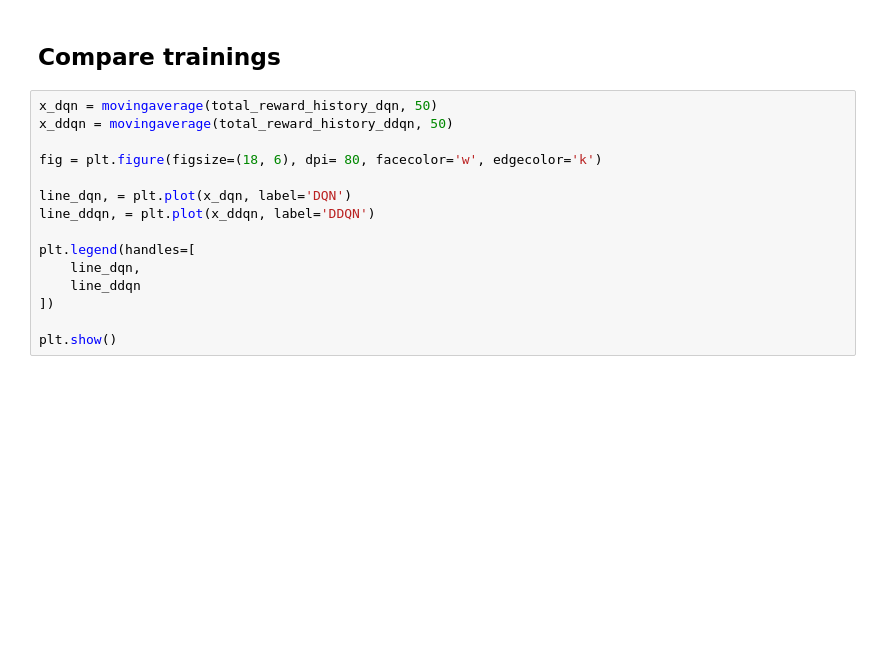
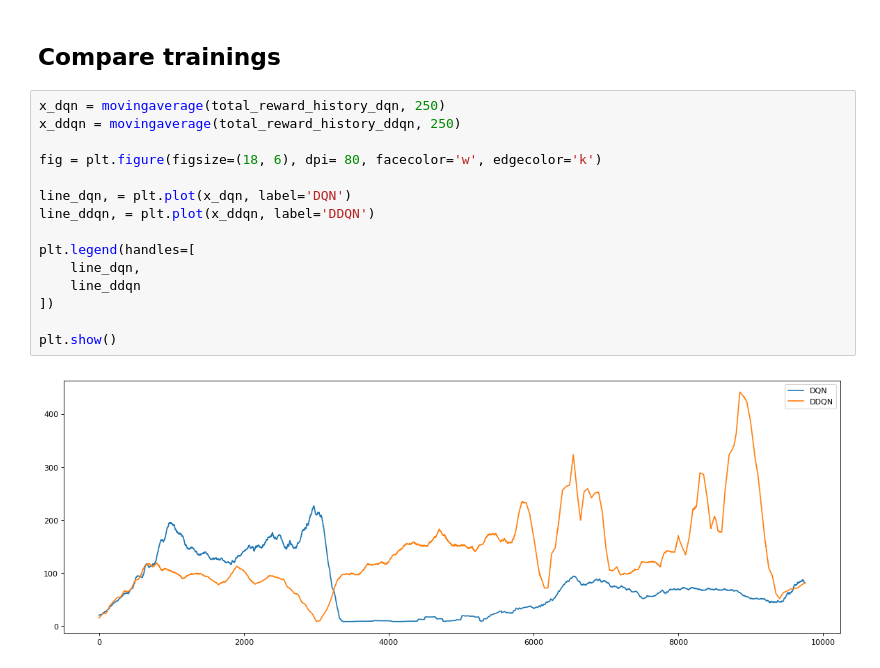
Before and after one commit to christophstach/reinforcement-learning-klutzy-back-phoebe, a Jupyter notebook: examples/notebooks/CartPole.ipynb, the cells around one changed output. Cells and saved outputs as stored; diff of their text form; blank space fills up the shorter version.

```diff
--- a/examples/notebooks/CartPole.ipynb
+++ b/examples/notebooks/CartPole.ipynb
@@ -117,17 +117,19 @@ for episode in iterator:
 # %% [markdown]
 ## Compare trainings
 # %%
-x_dqn = movingaverage(total_reward_history_dqn, 50)
-x_ddqn = movingaverage(total_reward_history_ddqn, 50)
+x_dqn = movingaverage(total_reward_history_dqn, 250)
+x_ddqn = movingaverage(total_reward_history_ddqn, 250)
 
 fig = plt.figure(figsize=(18, 6), dpi= 80, facecolor='w', edgecolor='k')
 
 line_dqn, = plt.plot(x_dqn, label='DQN')
 line_ddqn, = plt.plot(x_ddqn, label='DDQN')
 
 plt.legend(handles=[
     line_dqn,
     line_ddqn
 ])
 
 plt.show()
+# %% [output]
+[figure, added]
```
